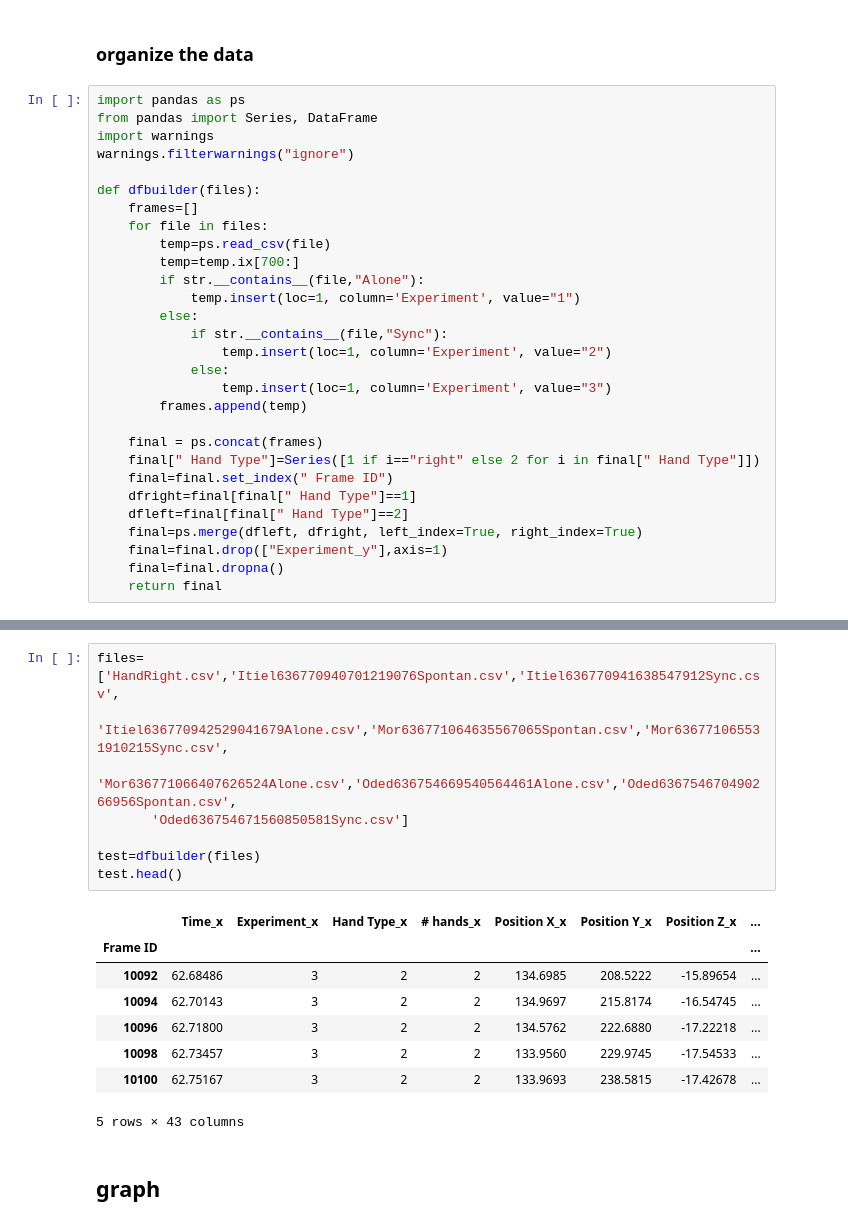
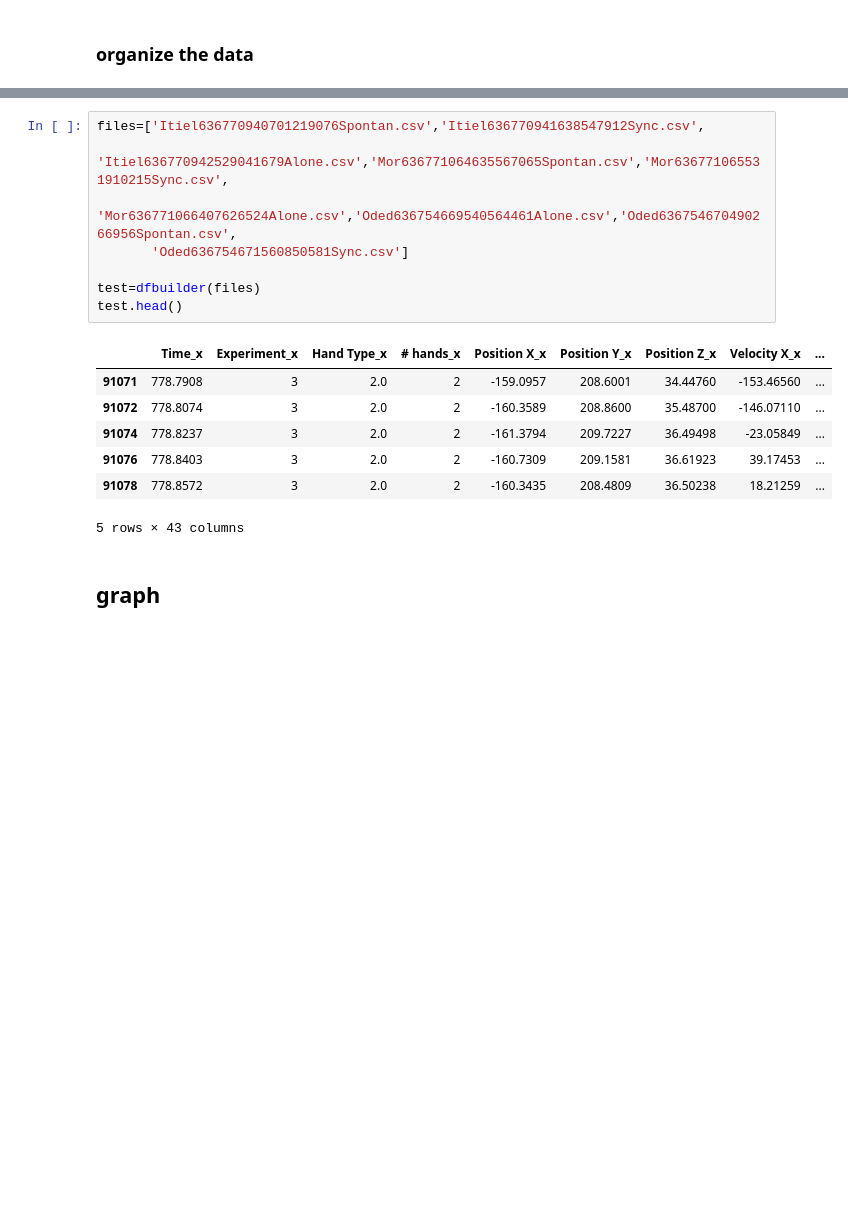
Before and after one commit to lilach199612/HMLFIPA, a Jupyter notebook: HMLFIPA.ipynb, the cells around one changed output, grey strips where cells are left out. Drawn from its saved outputs; the diff is of its cells as text; blank space fills up the shorter version.

```diff
--- a/HMLFIPA.ipynb
+++ b/HMLFIPA.ipynb
@@ -2,32 +2,3 @@
 # Harnessing Machine Learning for interpersonal physical alignment
 # %% [markdown]
 ### organize the data
-# %%
-import pandas as ps
-from pandas import Series, DataFrame
-import warnings
-warnings.filterwarnings("ignore")
-
-def dfbuilder(files):
-    frames=[]
-    for file in files:
-        temp=ps.read_csv(file)
-        temp=temp.ix[700:]
-        if str.__contains__(file,"Alone"):
-            temp.insert(loc=1, column='Experiment', value="1")
-        else:
-            if str.__contains__(file,"Sync"):
-                temp.insert(loc=1, column='Experiment', value="2")
-            else:
-                temp.insert(loc=1, column='Experiment', value="3")
-        frames.append(temp)
-
-    final = ps.concat(frames)
-    final[" Hand Type"]=Series([1 if i=="right" else 2 for i in final[" Hand Type"]])
-    final=final.set_index(" Frame ID")
-    dfright=final[final[" Hand Type"]==1]
-    dfleft=final[final[" Hand Type"]==2]
-    final=ps.merge(dfleft, dfright, left_index=True, right_index=True)
-    final=final.drop(["Experiment_y"],axis=1)
-    final=final.dropna()
-    return final
@@ -48,19 +75,18 @@ train= dfbuilder(files)
 # %%
-files=['HandRight.csv','Itiel636770940701219076Spontan.csv','Itiel636770941638547912Sync.csv',
+files=['Itiel636770940701219076Spontan.csv','Itiel636770941638547912Sync.csv',
        'Itiel636770942529041679Alone.csv','Mor636771064635567065Spontan.csv','Mor636771065531910215Sync.csv',
        'Mor636771066407626524Alone.csv','Oded636754669540564461Alone.csv','Oded636754670490266956Spontan.csv',
        'Oded636754671560850581Sync.csv']
 
 test=dfbuilder(files)
 test.head()
 # %% [output]
-|  | Time_x | Experiment_x | Hand Type_x | # hands_x | Position X_x | Position Y_x | Position Z_x | ... |
-| Frame ID |  |  |  |  |  |  |  | ... |
-| 10092 | 62.68486 | 3 | 2 | 2 | 134.6985 | 208.5222 | -15.89654 | ... |
-| 10094 | 62.70143 | 3 | 2 | 2 | 134.9697 | 215.8174 | -16.54745 | ... |
-| 10096 | 62.71800 | 3 | 2 | 2 | 134.5762 | 222.6880 | -17.22218 | ... |
-| 10098 | 62.73457 | 3 | 2 | 2 | 133.9560 | 229.9745 | -17.54533 | ... |
-| 10100 | 62.75167 | 3 | 2 | 2 | 133.9693 | 238.5815 | -17.42678 | ... |
+|  | Time_x | Experiment_x | Hand Type_x | # hands_x | Position X_x | Position Y_x | Position Z_x | Velocity X_x | ... |
+| 91071 | 778.7908 | 3 | 2.0 | 2 | -159.0957 | 208.6001 | 34.44760 | -153.46560 | ... |
+| 91072 | 778.8074 | 3 | 2.0 | 2 | -160.3589 | 208.8600 | 35.48700 | -146.07110 | ... |
+| 91074 | 778.8237 | 3 | 2.0 | 2 | -161.3794 | 209.7227 | 36.49498 | -23.05849 | ... |
+| 91076 | 778.8403 | 3 | 2.0 | 2 | -160.7309 | 209.1581 | 36.61923 | 39.17453 | ... |
+| 91078 | 778.8572 | 3 | 2.0 | 2 | -160.3435 | 208.4809 | 36.50238 | 18.21259 | ... |
 5 rows × 43 columns
 # %% [markdown]
 ## graph
```
Also changed, not shown: parts of 23 cells of this notebook.
